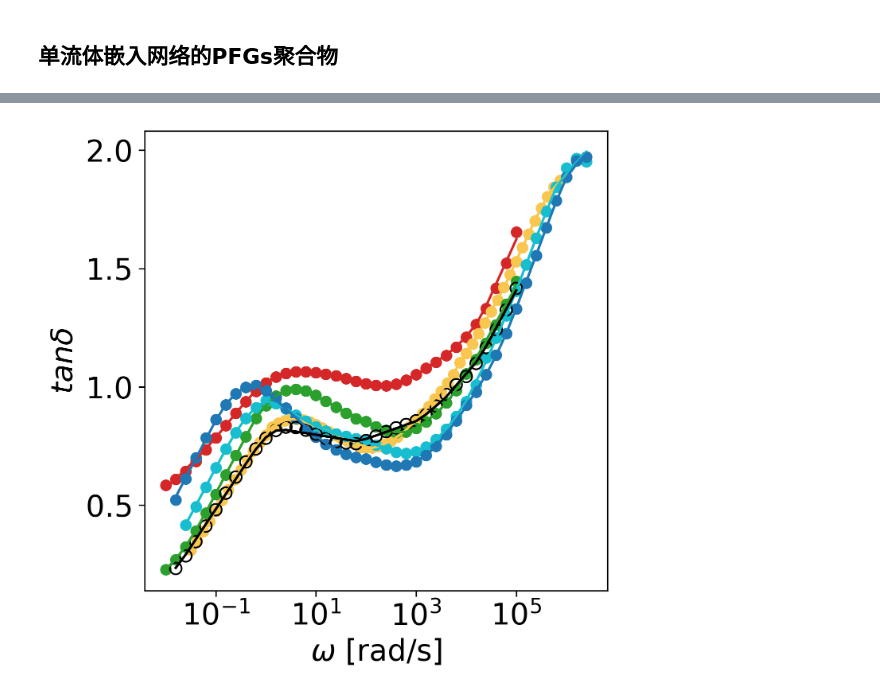
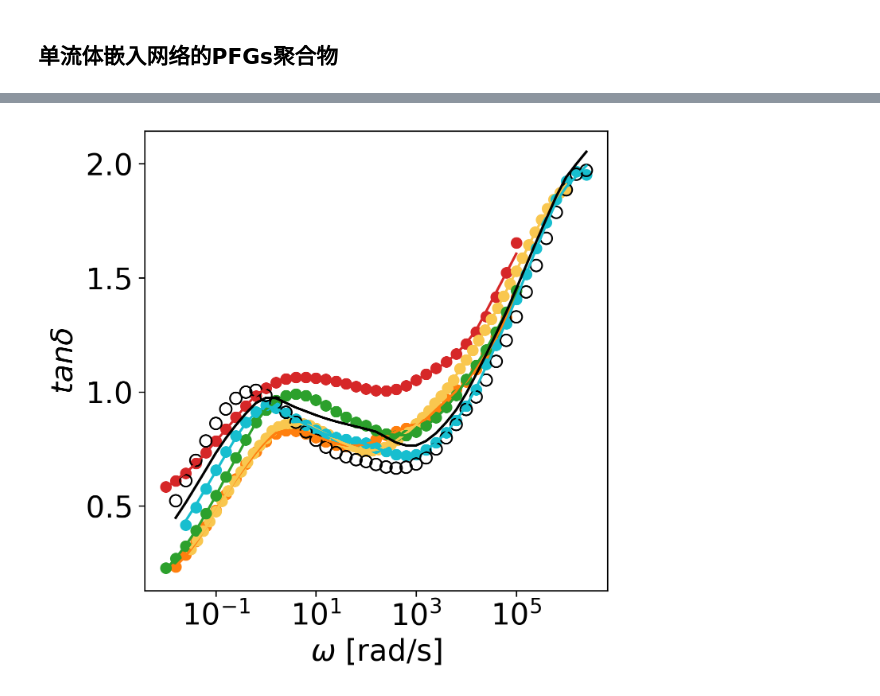
Before and after one commit to xiaolihuamao/Constitutive_Equation, a Jupyter notebook: MFNN/singlefluid/MFNN_com_PFGs.ipynb, the cells around one changed output, grey strips where cells are left out. Saved outputs shown, nothing was run; the diff lists cells and outputs as text; code cells hidden in the pictures.

Commit message:
add Hadamard dot

```diff
--- a/MFNN/singlefluid/MFNN_com_PFGs.ipynb
+++ b/MFNN/singlefluid/MFNN_com_PFGs.ipynb
@@ -25,0 +21,11 @@ print(current_directory)
+# %%
+current_directory = os.getcwd()
+print(current_directory)
+device=torch.device("cuda")
+# 检查是否有可用的 GPU
+if torch.cuda.is_available():
+    device = torch.device("cuda")  # 使用 GPU
+    print(f"Using GPU: {torch.cuda.get_device_name(0)}")
+else:
+    device = torch.device("cpu")  # 使用 CPU
+    print("No GPU available, using CPU instead.")
@@ -245,7 +290,7 @@ class PINNSolver():
 
     # 打印loss
     def callback(self, xr=None,N=1001):
-        if self.iter % 10 == 0:
+        if self.iter % 100 == 0:
             print('It {:05,d}: Loss = {:10.4e}, Max. rel. error = {} %'.format(self.iter,
                                                              self.current_loss,
                                                             np.round(self.max_relative_error, 2)))
@@ -278,13 +323,20 @@ model_HF_l = PINN_NeuralNet(input_dim=in_dim,
 model_HF_nl = PINN_NeuralNet(input_dim=in_dim,
                              output_dim=out_dim,
                              num_hidden_layers=5,
-                             num_neurons_per_layer=128,
+                             num_neurons_per_layer=256,
                              activation='relu')
 # 初始化 PINNSolver
 solver = PINNSolver(model_HF_nl,model_HF_l)
+
+model_HF_l.to(device)
+model_HF_nl.to(device)
+X_data_HF=X_data_HF.to(device)
+y_data_HF=y_data_HF.to(device)
+X_data_valid= X_data_valid.to(device)
+y_data_valid=y_data_valid.to(device)
 # %%
 # 定义学习率调度器
-lr = 1e-4
+lr = 1e-3
 optimizer = optim.Adam(
     list(model_HF_nl.parameters()) + list(model_HF_l.parameters()),  # 将生成器转换为列表并拼接
     lr=lr
@@ -292,7 +344,7 @@ optimizer = optim.Adam(
 scheduler = ReduceLROnPlateau(optimizer, mode='min', factor=0.9, patience=10, verbose=True)
 # 定义训练模式
 mode = 'PyTorch_optimizer'
-N = int(2000) + 1  # 训练迭代次数
+N = int(20000) + 1  # 训练迭代次数
 
 try:
     runtime
@@ -346,13 +397,13 @@ colors = ['tab:red', 'tab:orange', '#f9c74f', 'tab:green', 'tab:cyan', 'tab:blue
 
 # 将模型设置为评估模式
 model_HF_nl.eval()
-
+model_HF_l.eval()
 # 创建图表
 fig, ax = plt.subplots(figsize=(5, 5), dpi=300)
 
 # 对训练集进行预测并绘制
 for i, sheet_name in enumerate(df_HF.keys()):
-    if sheet_name == 'b2':
+    if sheet_name == 'b7' or sheet_name=='s':
         continue  # 跳过验证集
 
     # 提取当前 sheet 的数据
@@ -361,38 +412,36 @@ for i, sheet_name in enumerate(df_HF.keys()):
     X_train = df[feature_columns].to_numpy()
 
     # 对频率特征进行对数化处理
     X_train[:, 0] = np.log10(X_train[:, 0])
-
+    X_train=add_hadamard_features(X_train)
     # 对当前 sheet 的数据进行归一化
     X_train_normalized = x_scaler.transform(X_train)
     y_train_normalized = y_scaler.transform(y1_train.reshape(-1, 1))
 
     # 将数据转换为 PyTorch 张量
-    X_data_train = torch.tensor(X_train_normalized, dtype=torch.float32)
-    y_data_train = torch.tensor(y_train_normalized, dtype=torch.float32)
-
+    X_data_train = torch.tensor(X_train_normalized, dtype=torch.float32).to(device)
     # 模型预测
     y_MF_train = model_HF_nl(X_data_train)+model_HF_l(X_data_train)
-    y_MF_train_denorm = y_scaler.inverse_transform(y_MF_train.detach().numpy())
+    y_MF_train_denorm = y_scaler.inverse_transform(y_MF_train.detach().cpu().numpy())
 
     # 绘制当前 sheet 的拟合曲线
     ax.plot(10**X_train[:, 0], y_MF_train_denorm, color=colors[i], label=f'Train {sheet_name}')
     ax.scatter(10**X_train[:, 0], y1_train, color=colors[i], label=f'Train {sheet_name}')
 # 对验证集进行预测并绘制
 y_MF_valid = model_HF_nl(X_data_valid)+model_HF_l(X_data_valid)
-y_MF_valid_denorm = y_scaler.inverse_transform(y_MF_valid.detach().numpy())
+y_MF_valid_denorm = y_scaler.inverse_transform(y_MF_valid.detach().cpu().numpy())
 
 # 绘制验证集的拟合曲线
 ax.plot(10**X_valid[:, 0], y_MF_valid_denorm, color='black', label='Validation Fit')
 
 # 绘制验证集的真实值（空心圆）
-y1_valid_denorm = y_scaler.inverse_transform(y_data_valid.numpy())
+y1_valid_denorm = y_scaler.inverse_transform(y_data_valid.cpu().numpy())
 ax.scatter(10**X_valid[:, 0], y1_valid_denorm, color='black', marker='o', facecolors='none', s=50, label='Validation Data')
 
 # 设置图表属性
 ax.set_xscale('log')
 ax.set_ylabel('$tan\delta$')
 ax.set_xlabel('$\omega$ $\mathrm{[rad/s]}$')
 plt.show()
 # %% [output]
-[figure, old version]
+[figure, new version]
```
Also changed, not shown: parts of 6 cells of this notebook, 5 other files.
